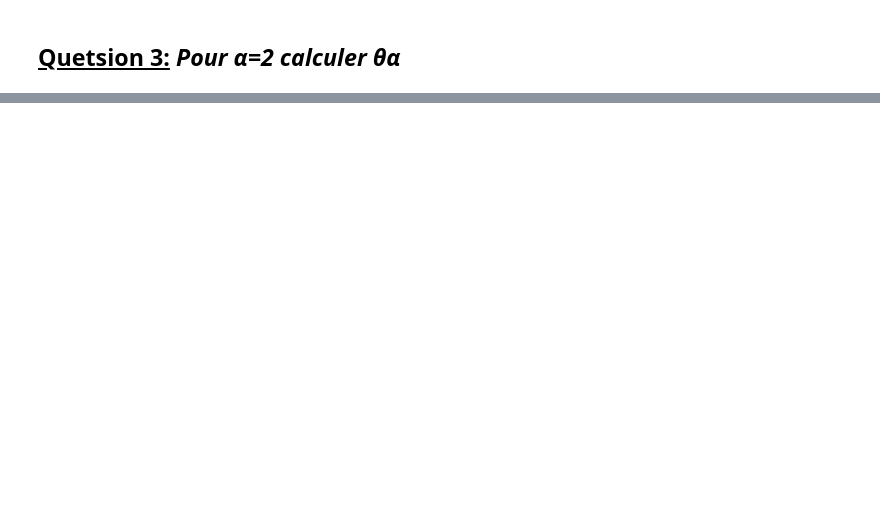
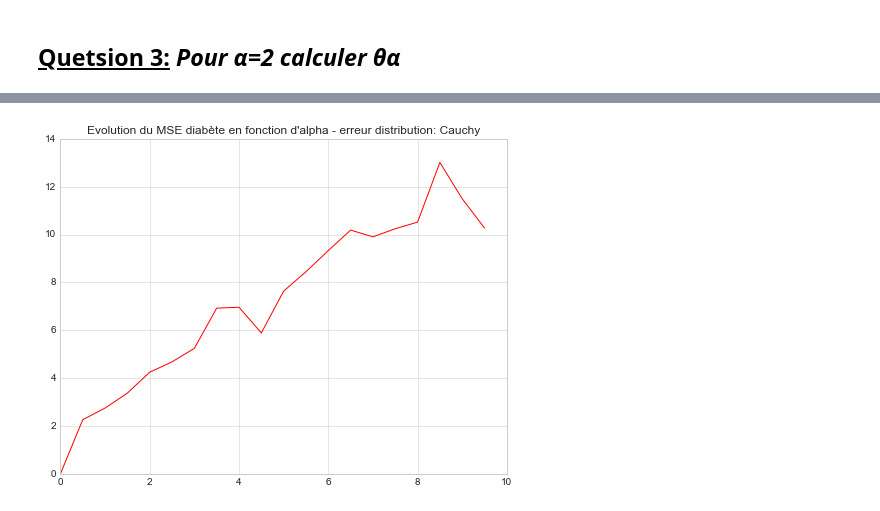
Before and after one commit to ClementTr/Statistics, a Jupyter notebook: TP3/TP_3.ipynb, the cells around one changed output, grey strips where cells are left out. Saved outputs shown, nothing was run; the diff lists cells and outputs as text; code cells hidden in the pictures; blank space fills up the shorter version.

```diff
--- a/TP3/TP_3.ipynb
+++ b/TP3/TP_3.ipynb
@@ -101,0 +269,6 @@ a
+# %%
+titre = "Evolution du MSE diabète en fonction d'alpha - erreur distribution: Cauchy"
+plt_mse_diab_cauchy = draw_mse_alpha(mse_diab_dict, titre)
+plt_mse_diab_cauchy.show()
+# %% [output]
+[figure, added]
```
Also changed, not shown: parts of 25 cells of this notebook, 9 other files.
